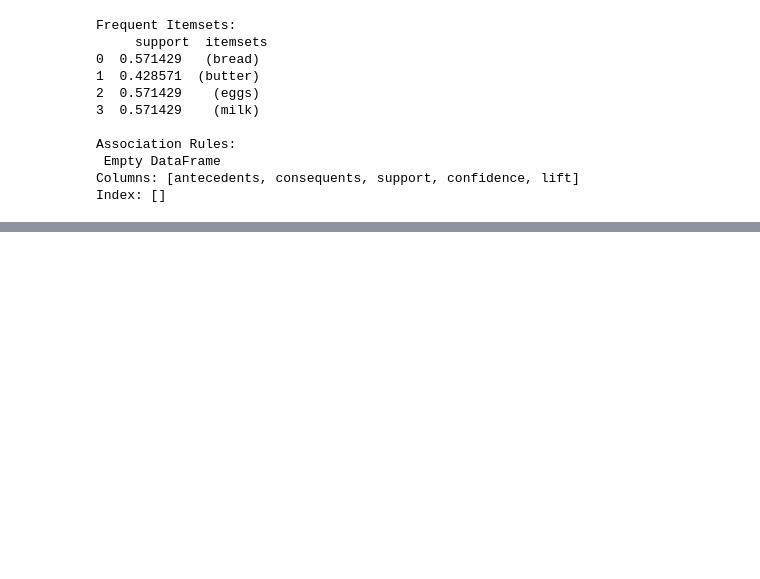
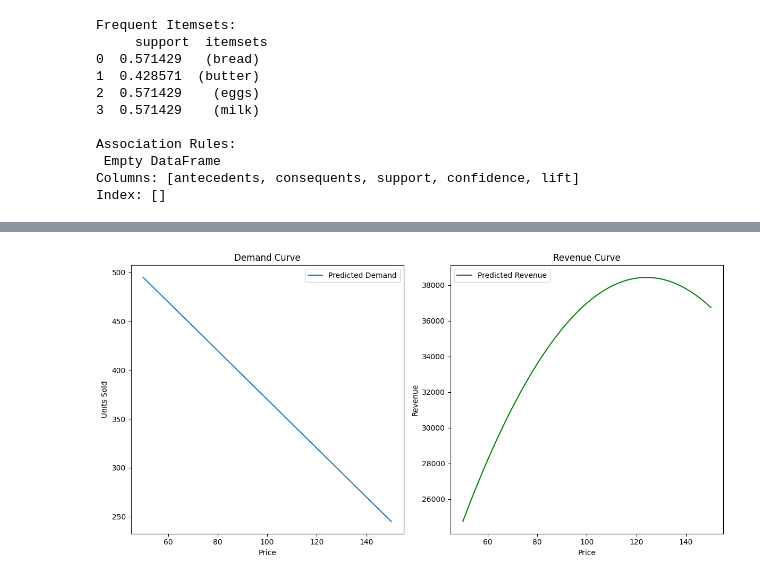
Before and after one commit to venkat2830/predictive1, a Jupyter notebook: Untitled10.ipynb, the cells around one changed output, grey strips where cells are left out. Cells and saved outputs as stored; diff of their text form; code cells hidden in the pictures; blank space fills up the shorter version.

```diff
--- a/Untitled10.ipynb
+++ b/Untitled10.ipynb
@@ -187,3 +187,82 @@ Association Rules:
  Empty DataFrame
 Columns: [antecedents, consequents, support, confidence, lift]
 Index: []
+# %%
+import numpy as np
+import pandas as pd
+import matplotlib.pyplot as plt
+from sklearn.linear_model import LinearRegression
+
+# ------------------------------
+# Simulate some data
+np.random.seed(42)
+n_samples = 200
+
+data = pd.DataFrame({
+    'Price': np.random.uniform(50, 150, n_samples),
+    'Competitor_Price': np.random.uniform(45, 155, n_samples),
+})
+
+# Assume demand depends on price negatively, competitor price positively
+data['Units_Sold'] = (
+    500
+    - 2.5 * data['Price']
+    + 1.2 * data['Competitor_Price']
+    + np.random.normal(0, 10, n_samples)
+)
+
+# Clip negative demand
+data['Units_Sold'] = data['Units_Sold'].clip(lower=0)
+
+print(data.head())
+
+# ------------------------------
+# Model: Predict Demand given Price and Competitor_Price
+X = data[['Price', 'Competitor_Price']]
+y = data['Units_Sold']
+
+model = LinearRegression()
+model.fit(X, y)
+
+print("\nCoefficients:", model.coef_)
+print("Intercept:", model.intercept_)
+
+# ------------------------------
+# Predict demand across price grid
+competitor_price = 100  # say competitor is at 100
+price_grid = np.linspace(50, 150, 100)
+
+demand_predictions = model.predict(
+    np.column_stack([price_grid, np.full_like(price_grid, competitor_price)])
+)
+
+revenue_predictions = price_grid * demand_predictions
+
+# ------------------------------
+# Plotting
+plt.figure(figsize=(12,6))
+plt.subplot(1,2,1)
+plt.plot(price_grid, demand_predictions, label='Predicted Demand')
+plt.xlabel('Price')
+plt.ylabel('Units Sold')
+plt.title('Demand Curve')
+plt.legend()
+
+plt.subplot(1,2,2)
+plt.plot(price_grid, revenue_predictions, color='green', label='Predicted Revenue')
+plt.xlabel('Price')
+plt.ylabel('Revenue')
+plt.title('Revenue Curve')
+plt.legend()
+plt.tight_layout()
+plt.show()
+
+# ------------------------------
+# Optimal Price
+optimal_index = np.argmax(revenue_predictions)
+optimal_price = price_grid[optimal_index]
+optimal_revenue = revenue_predictions[optimal_index]
+
+print(f"\n✅ Optimal Price: {optimal_price:.2f}")
+print(f"✅ Expected Revenue: {optimal_revenue:.2f}")
+# %% [output]
@@ -189,0 +278 @@ Index: []
+[figure, added]
```
Also changed, not shown: parts of 1 cell of this notebook.
